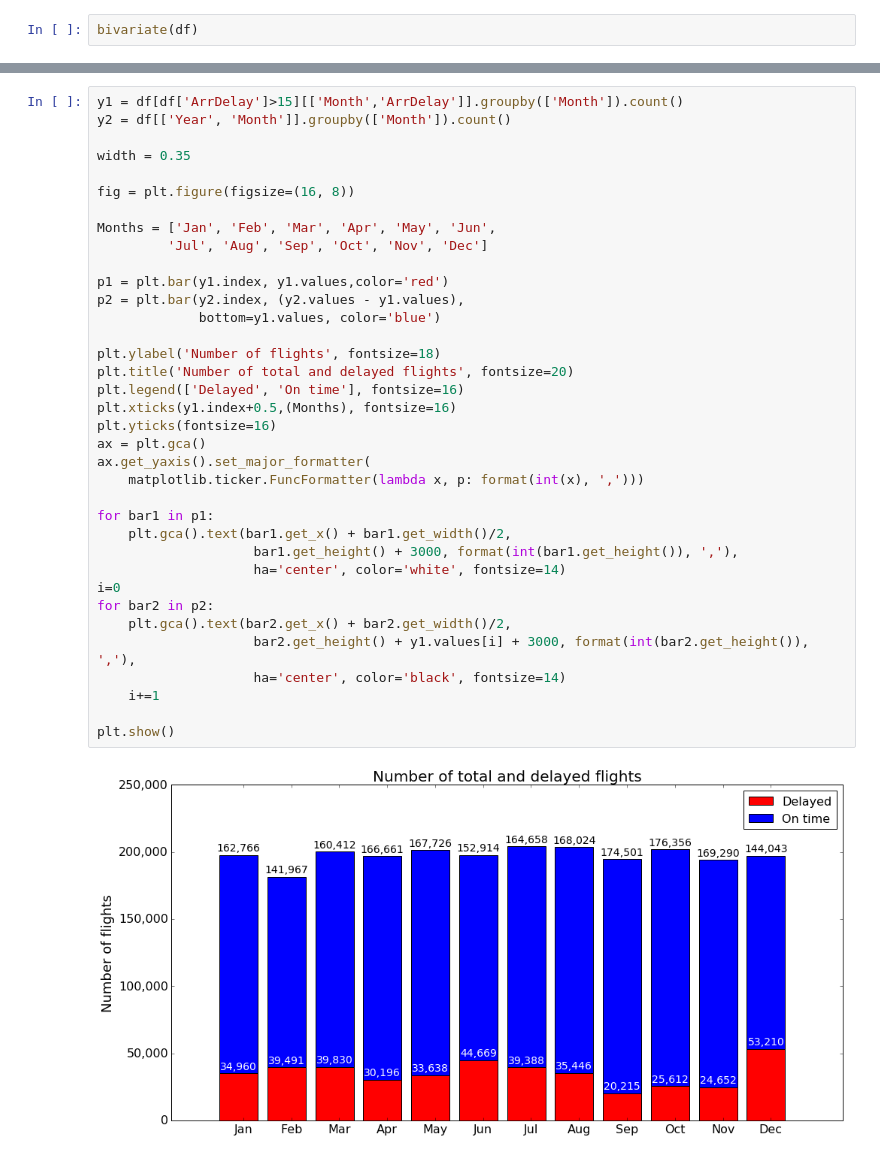
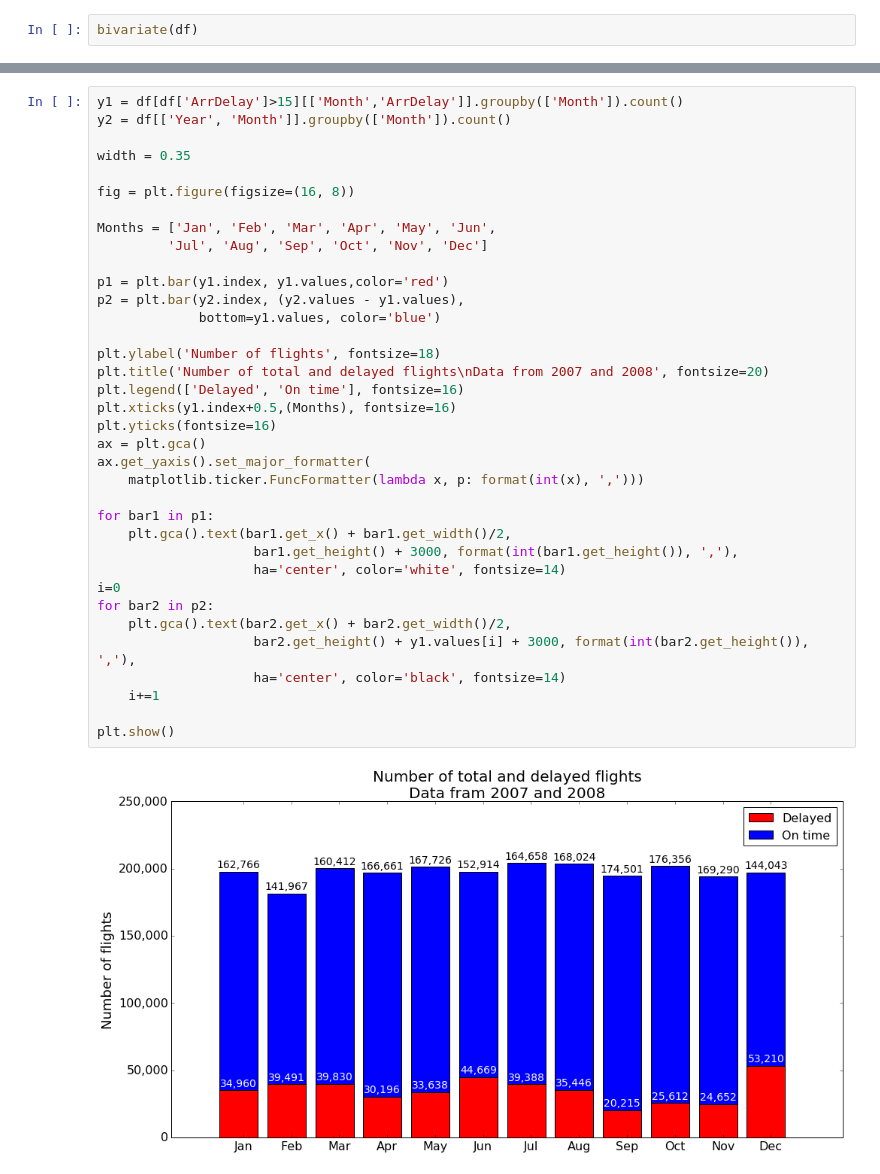
Before and after one commit to Zibski/Airline-on-time, a Jupyter notebook: Data Exploration.ipynb, the cells around one changed output, grey strips where cells are left out. Saved outputs shown, nothing was run; the diff lists cells and outputs as text.

Commit message:
Delay span chart

```diff
--- a/Data Exploration.ipynb
+++ b/Data Exploration.ipynb
@@ -123,35 +125,35 @@ width = 0.35
 fig = plt.figure(figsize=(16, 8))
 
 Months = ['Jan', 'Feb', 'Mar', 'Apr', 'May', 'Jun',
          'Jul', 'Aug', 'Sep', 'Oct', 'Nov', 'Dec']
 
 p1 = plt.bar(y1.index, y1.values,color='red')
 p2 = plt.bar(y2.index, (y2.values - y1.values),
              bottom=y1.values, color='blue')
 
 plt.ylabel('Number of flights', fontsize=18)
-plt.title('Number of total and delayed flights', fontsize=20)
+plt.title('Number of total and delayed flights\nData from 2007 and 2008', fontsize=20)
 plt.legend(['Delayed', 'On time'], fontsize=16)
 plt.xticks(y1.index+0.5,(Months), fontsize=16)
 plt.yticks(fontsize=16)
 ax = plt.gca()
 ax.get_yaxis().set_major_formatter(
     matplotlib.ticker.FuncFormatter(lambda x, p: format(int(x), ',')))
 
 for bar1 in p1:
     plt.gca().text(bar1.get_x() + bar1.get_width()/2,
                     bar1.get_height() + 3000, format(int(bar1.get_height()), ','),
                     ha='center', color='white', fontsize=14)
 i=0
 for bar2 in p2:
     plt.gca().text(bar2.get_x() + bar2.get_width()/2,
                     bar2.get_height() + y1.values[i] + 3000, format(int(bar2.get_height()), ','),
                     ha='center', color='black', fontsize=14)
     i+=1
 
 plt.show()
 # %% [output]
-[figure, old version]
+[figure, new version]
 # %%
 y1 = df[df['ArrDelay']>15][['ArrDelay']].groupby([df[df['ArrDelay']>15].index.dayofweek]).count()
 y2 = df[['Month']].groupby([df.index.dayofweek]).count()
```
Also changed, not shown: parts of 5 cells of this notebook.
